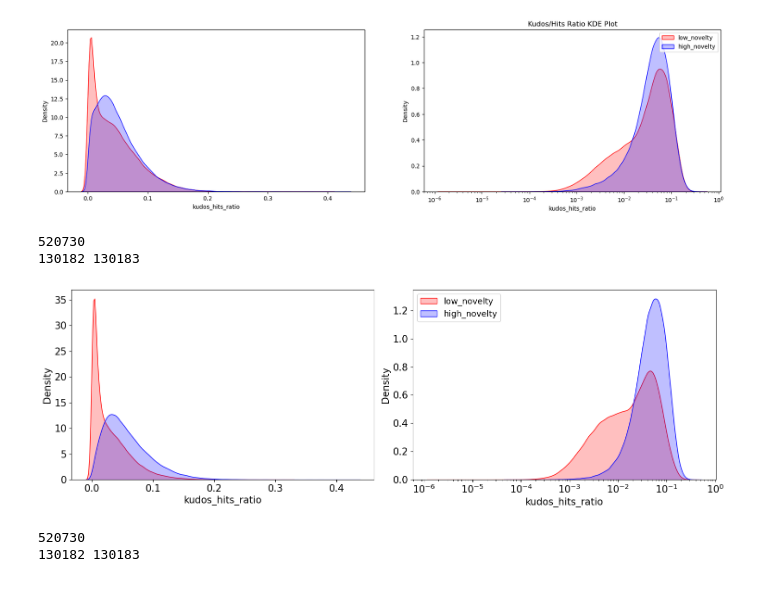
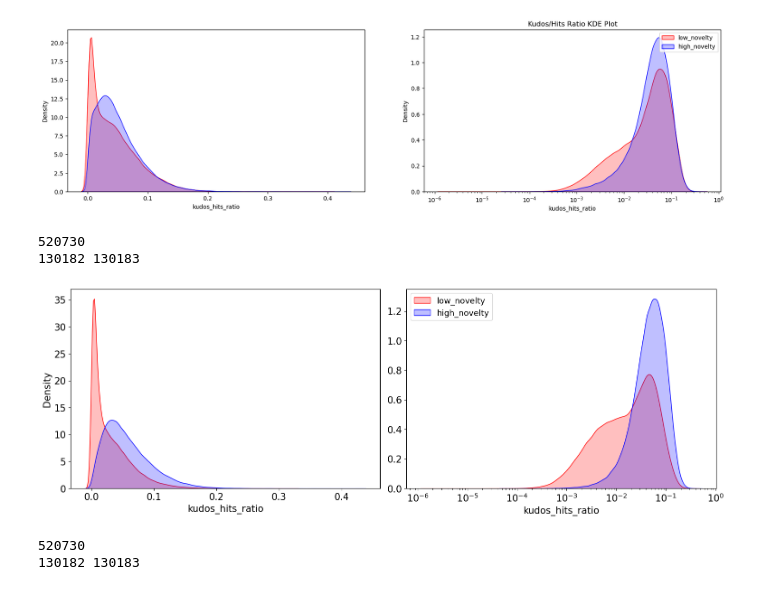
Before and after one commit to DevinW-sudo/ao3, a Jupyter notebook: exps/20230203_kudos_to_hits_kdes/20230127_kde_explore.ipynb, the cells around one changed output. Saved outputs shown, nothing was run; the diff lists cells and outputs as text; code cells hidden in the pictures.

Commit message:
Updated layout again

```diff
--- a/exps/20230203_kudos_to_hits_kdes/20230127_kde_explore.ipynb
+++ b/exps/20230203_kudos_to_hits_kdes/20230127_kde_explore.ipynb
@@ -362,36 +362,36 @@ temp_for_viz_df = temp_for_viz_df.sort_values(by=['JSD'])
 for index, row in temp_for_viz_df.iterrows():
     temp_for_viz_df.loc[index, 'kudos_hits_ratio'] = row['Kudos'] / row['Hits']
 
 # assign low to bottom 25% and high to top 25%
 low = temp_for_viz_df.iloc[:int(len(temp_for_viz_df)/4)]
 high = temp_for_viz_df.iloc[int(len(temp_for_viz_df)*3/4):]
 
 print(len(temp_for_viz_df))
 print(len(low), len(high))
 
 fig, ax = plt.subplots(1,2, figsize=(15, 5))
+plt.tight_layout()
 # plt.title('Kudos/Hits Ratio KDE Plot')
 sns.kdeplot(low['kudos_hits_ratio'], ax=ax[0], color='red', shade=True, label='low_novelty')
 sns.kdeplot(high['kudos_hits_ratio'], ax=ax[0], color='blue', shade=True, label='high_novelty')
 ax[0].set_xlabel('kudos_hits_ratio', fontsize=15)
 ax[0].set_ylabel('Density', fontsize=15)
 # change xtick label size
 ax[0].tick_params(axis='x', labelsize=15)
 ax[0].tick_params(axis='y', labelsize=15)
 
 sns.kdeplot(low['kudos_hits_ratio'], ax=ax[1], color='red', shade=True, label='low_novelty', log_scale=True)
 sns.kdeplot(high['kudos_hits_ratio'], ax=ax[1], color='blue', shade=True, label='high_novelty', log_scale=True)
 plt.legend(loc = 'upper left', fontsize=13)
 plt.xlabel(xlabel="kudos_hits_ratio",fontsize=15)
-plt.ylabel(ylabel="Density", fontsize=15)
+plt.ylabel(ylabel="", fontsize=15)
 plt.xticks(fontsize=15)
 plt.yticks(fontsize=15)
-plt.tight_layout()
 plt.savefig('kudos_hits_ratio_kde_plot_topic_novelty_top_bottom_25p.pdf')
 # %% [output]
 520730
 130182 130183
-[figure, old version]
+[figure, new version]
 # %%
 # Same plots as above for term frequency, but now considering
 # low, mid-low, mid-high, and high novelty by categorizing
```
